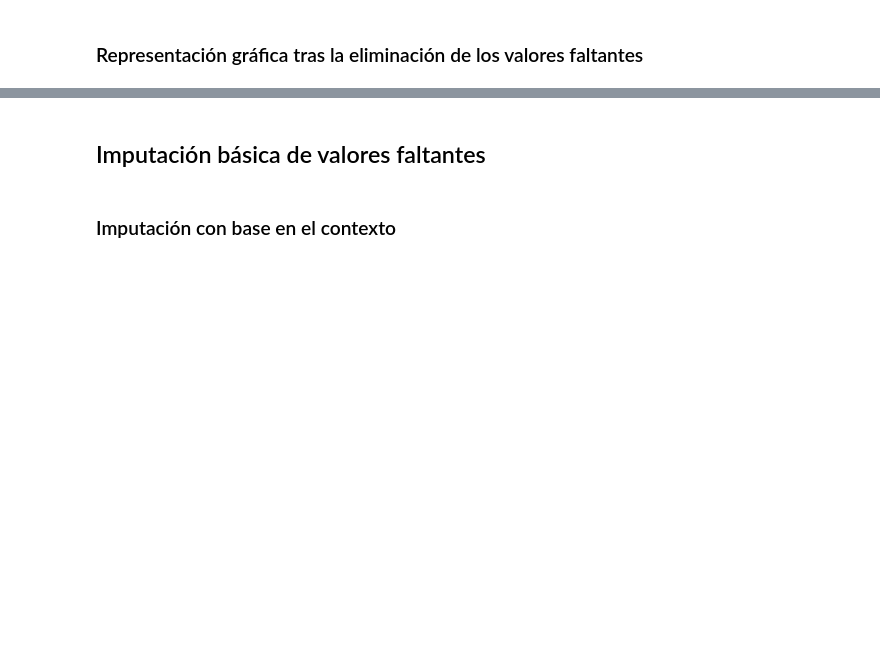
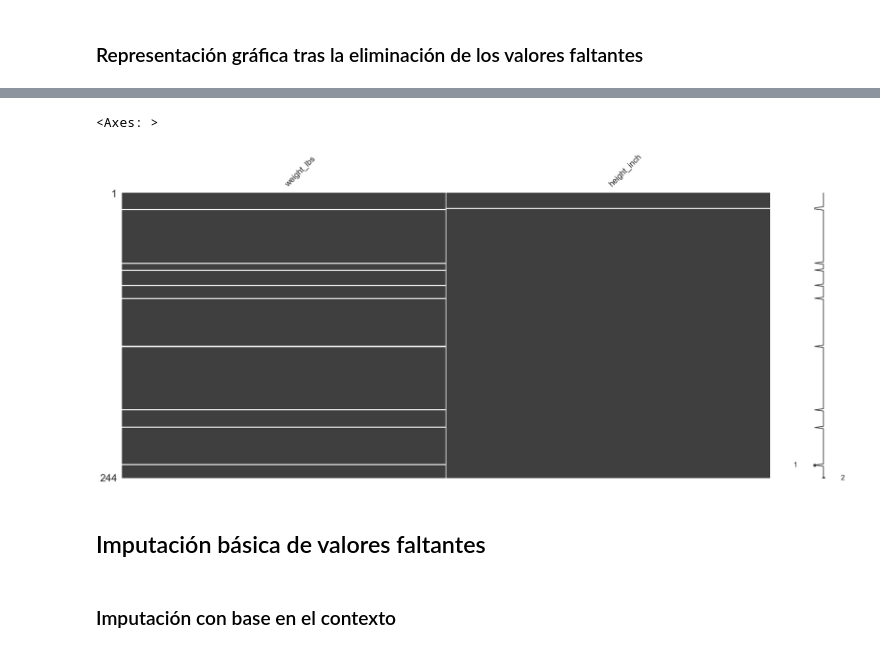
Before and after one commit to Horaciomb/ManejoDatosFaltantes-Detecci-n-y-Exploraci-n, a Jupyter notebook: live-exploration-missing-values.ipynb, the cells around one changed output, grey strips where cells are left out. Cells and saved outputs as stored; diff of their text form; code cells hidden in the pictures; blank space fills up the shorter version.

```diff
--- a/live-exploration-missing-values.ipynb
+++ b/live-exploration-missing-values.ipynb
@@ -991,3 +1020,11 @@ np.float64(nan)
+# %%
+riskfactors_df.dropna(
+    subset=["weight_lbs","height_inch"],
+    how="all"
+).select_columns(["weight_lbs","height_inch"]).pipe(missingno.matrix)
+# %% [output]
+<Axes: >
+[figure, added]
 # %% [markdown]
 ## Imputación básica de valores faltantes
 # %% [markdown]
```
Also changed, not shown: parts of 4 cells of this notebook.
